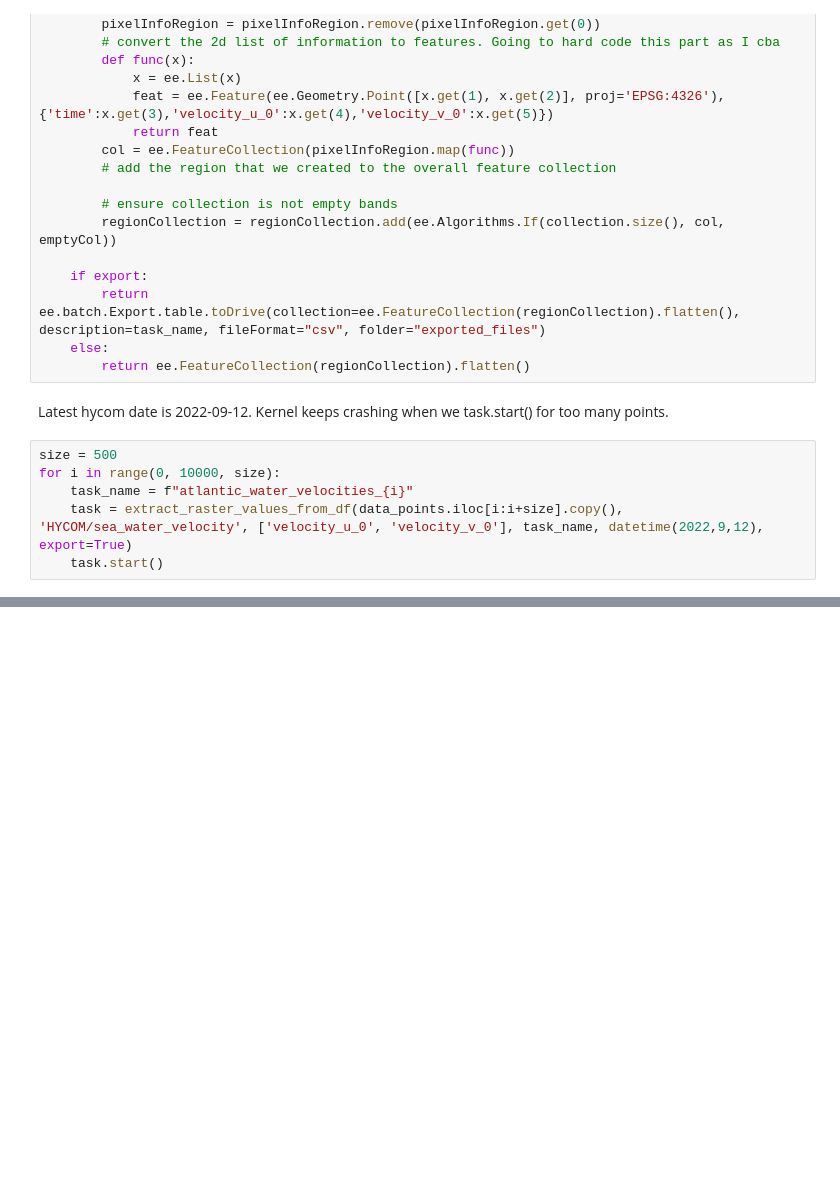
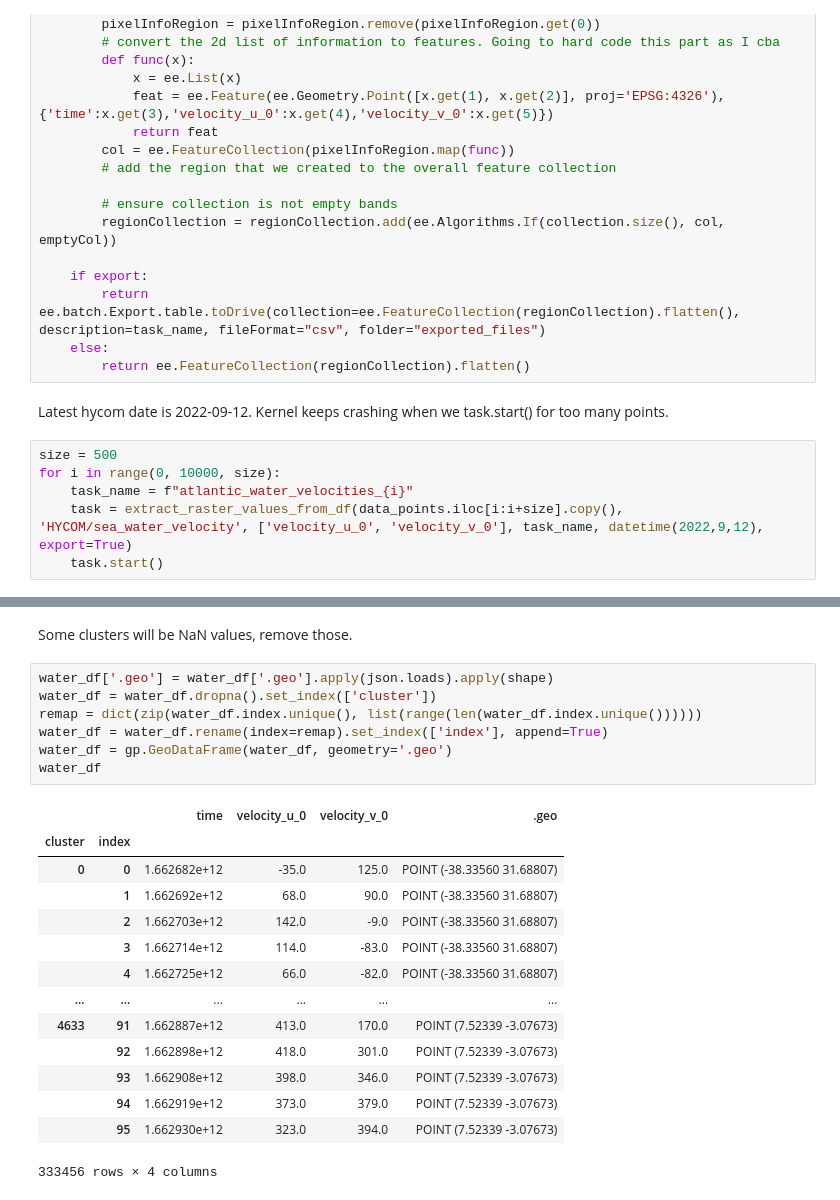
Before and after one commit to jun-lsh/splash-awards-22, a Jupyter notebook: model/data/get_world_data.ipynb, the cells around one changed output, grey strips where cells are left out. Cells and saved outputs as stored; diff of their text form; blank space fills up the shorter version.

```diff
--- a/model/data/get_world_data.ipynb
+++ b/model/data/get_world_data.ipynb
@@ -128,0 +163,24 @@ for i in range(0, 10000, size):
+# %% [markdown]
+Some clusters will be NaN values, remove those.
+# %%
+water_df['.geo'] = water_df['.geo'].apply(json.loads).apply(shape)
+water_df = water_df.dropna().set_index(['cluster'])
+remap = dict(zip(water_df.index.unique(), list(range(len(water_df.index.unique())))))
+water_df = water_df.rename(index=remap).set_index(['index'], append=True)
+water_df = gp.GeoDataFrame(water_df, geometry='.geo')
+water_df
+# %% [output]
+|  |  | time | velocity_u_0 | velocity_v_0 | .geo |
+| cluster | index |  |  |  |  |
+| 0 | 0 | 1.662682e+12 | -35.0 | 125.0 | POINT (-38.33560 31.68807) |
+|  | 1 | 1.662692e+12 | 68.0 | 90.0 | POINT (-38.33560 31.68807) |
+|  | 2 | 1.662703e+12 | 142.0 | -9.0 | POINT (-38.33560 31.68807) |
+|  | 3 | 1.662714e+12 | 114.0 | -83.0 | POINT (-38.33560 31.68807) |
+|  | 4 | 1.662725e+12 | 66.0 | -82.0 | POINT (-38.33560 31.68807) |
+| ... | ... | ... | ... | ... | ... |
+| 4633 | 91 | 1.662887e+12 | 413.0 | 170.0 | POINT (7.52339 -3.07673) |
+|  | 92 | 1.662898e+12 | 418.0 | 301.0 | POINT (7.52339 -3.07673) |
+|  | 93 | 1.662908e+12 | 398.0 | 346.0 | POINT (7.52339 -3.07673) |
+|  | 94 | 1.662919e+12 | 373.0 | 379.0 | POINT (7.52339 -3.07673) |
+|  | 95 | 1.662930e+12 | 323.0 | 394.0 | POINT (7.52339 -3.07673) |
+333456 rows × 4 columns
```
Also changed, not shown: parts of 5 cells of this notebook, 1 other file.
